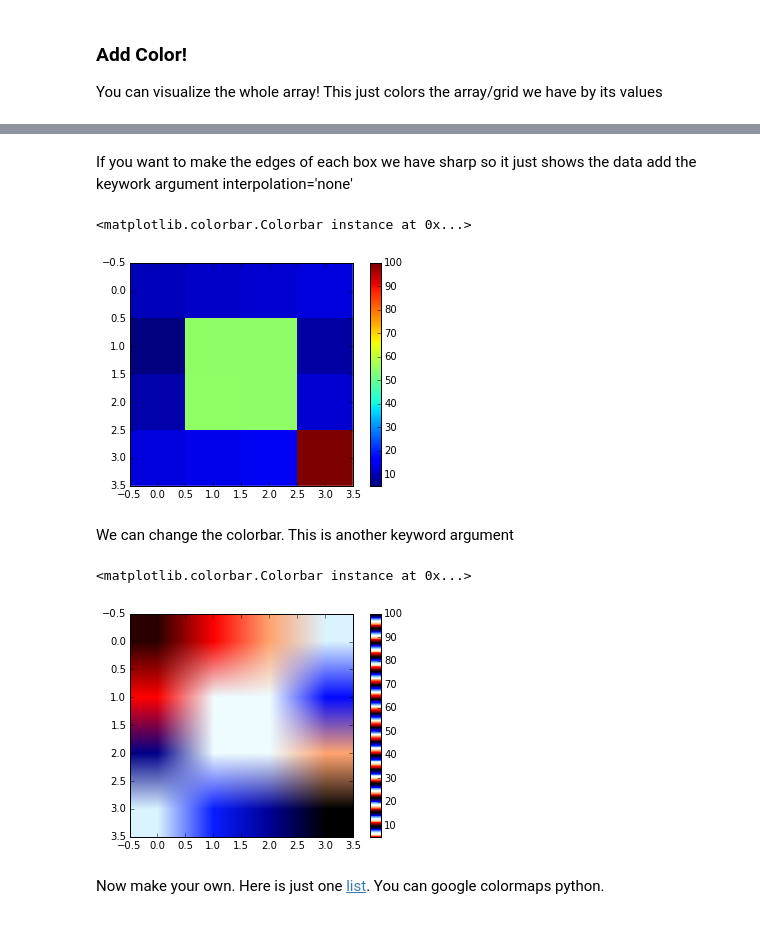
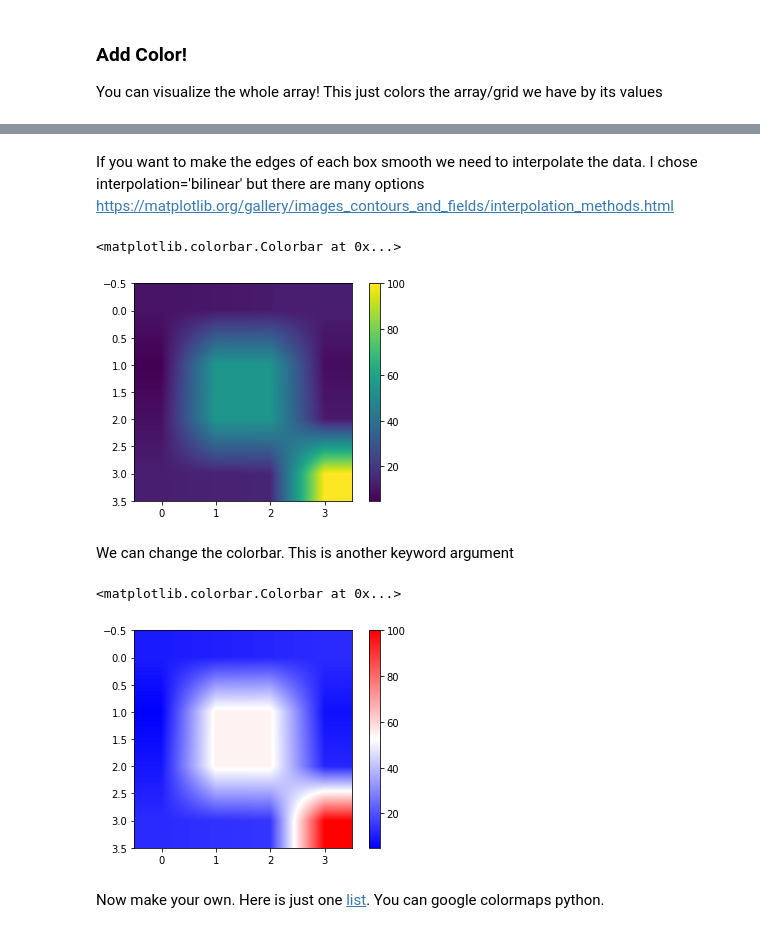
Before and after one commit to bmaillou/BigDataPython, a Jupyter notebook: TwoDArrays.ipynb, the cells around one changed output, grey strips where cells are left out. Drawn from its saved outputs; the diff is of its cells as text; code cells hidden in the pictures.

```diff
--- a/TwoDArrays.ipynb
+++ b/TwoDArrays.ipynb
@@ -233,21 +235,21 @@ fig.colorbar(cax)
 # %% [markdown]
-If you want to make the edges of each box we have sharp so it just shows the data add the keywork argument interpolation='none'
+If you want to make the edges of each box smooth we need to interpolate the data.  I chose interpolation='bilinear' but there are many options https://matplotlib.org/gallery/images_contours_and_fields/interpolation_methods.html
 # %%
 fig,ax=plt.subplots()
-cax=ax.imshow(twoD,interpolation='none')
+cax=ax.imshow(twoD,interpolation='bilinear')
 fig.colorbar(cax)
 # %% [output]
-<matplotlib.colorbar.Colorbar instance at 0x...>
+<matplotlib.colorbar.Colorbar at 0x...>
-[figure, old version]
+[figure, new version]
 # %% [markdown]
 We can change the colorbar.  This is another keyword argument
 # %%
 fig,ax=plt.subplots()
-cax=ax.imshow(twoD,cmap='flag')
+cax=ax.imshow(twoD,interpolation='bilinear',cmap='bwr')
 fig.colorbar(cax)
 # %% [output]
-<matplotlib.colorbar.Colorbar instance at 0x...>
+<matplotlib.colorbar.Colorbar at 0x...>
-[figure, old version]
+[figure, new version]
 # %% [markdown]
 Now make your own.  Here is just one [list](http://matplotlib.org/examples/color/colormaps_reference.html).  You can google colormaps python.
 # %%
```
Also changed, not shown: parts of 22 cells of this notebook.
